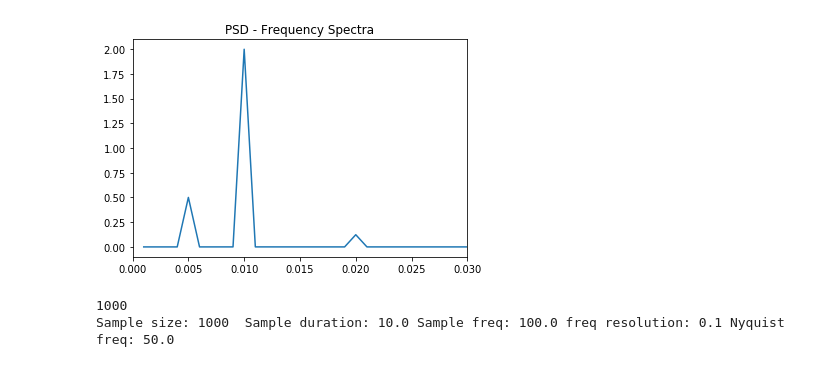
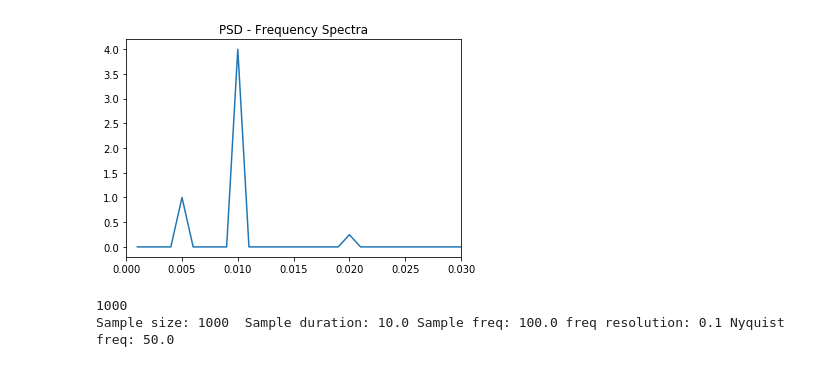
Before and after one commit to jwaldroup/gracefo_gw_search, a Jupyter notebook: DFT/Welch_method_DFT_examples.ipynb, the cells around one changed output. Cells and saved outputs as stored; diff of their text form; code cells hidden in the pictures.

```diff
--- a/DFT/Welch_method_DFT_examples.ipynb
+++ b/DFT/Welch_method_DFT_examples.ipynb
@@ -106,35 +105,35 @@ ang = 2.0 * np.pi / Lx
 s_freq = n / Lx
 nyq = s_freq / 2
 
 ##create a signal for td
 #instead of dt, third input parameter is number of samples
 x = np.linspace(0, Lx, n)
 y1 = 1.0*np.cos(5.0*ang*x)
 y2 = 2.0*np.sin(10.0*ang*x)
 y3 = 0.5*np.sin(20.0*ang*x)
 
 #net signal
 y = y1+y2+y3
 
 ##Calculate frequencies, FFT, remove complex conjugates of data,
 freqs = fftfreq(n)
 mask = freqs > 0
 fft_vals = fft(y)
 fft_theo = 2.0*np.abs(fft_vals/n)
 
 #Now we want to plot the basic PSD of this fd-------------------
 
 #regular PSD
-psd = 2.0 * np.abs(fft_vals / n) ** 2.0
+psd =  (2.0 * np.abs(fft_vals / n)) ** 2.0
 
 plt.figure(1)
 plt.plot(freqs[mask], psd[mask], label='frequency vs spectra')
 plt.title('PSD - Frequency Spectra')
 plt.xlim(0, 0.03)
 
 plt.show()
 # %% [output]
-[figure, old version]
+[figure, new version]
 # %%
 ##Welch's example 1
 
```
Also changed, not shown: parts of 1 cell of this notebook, 6 other files.
